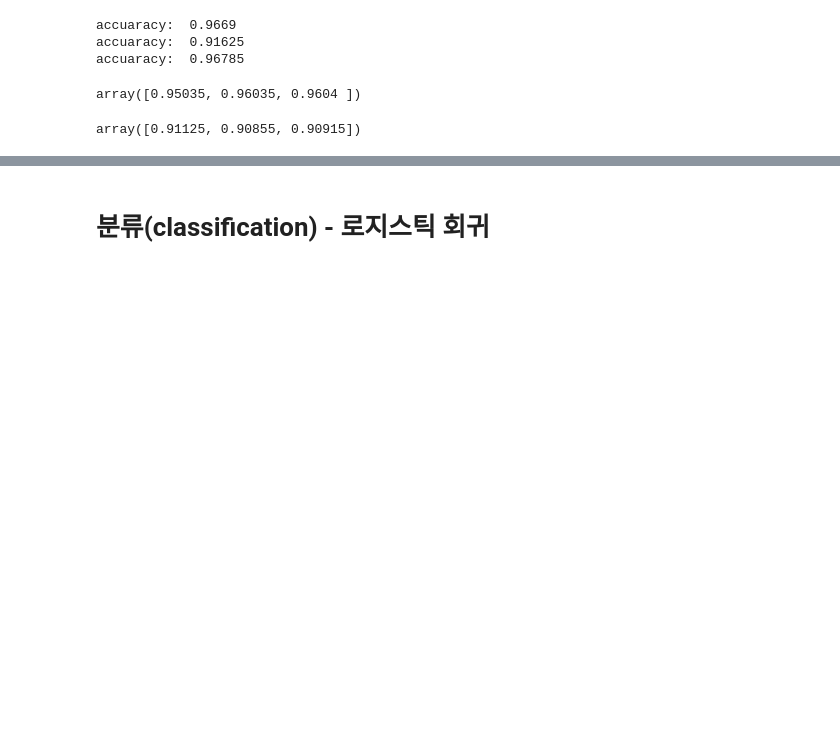
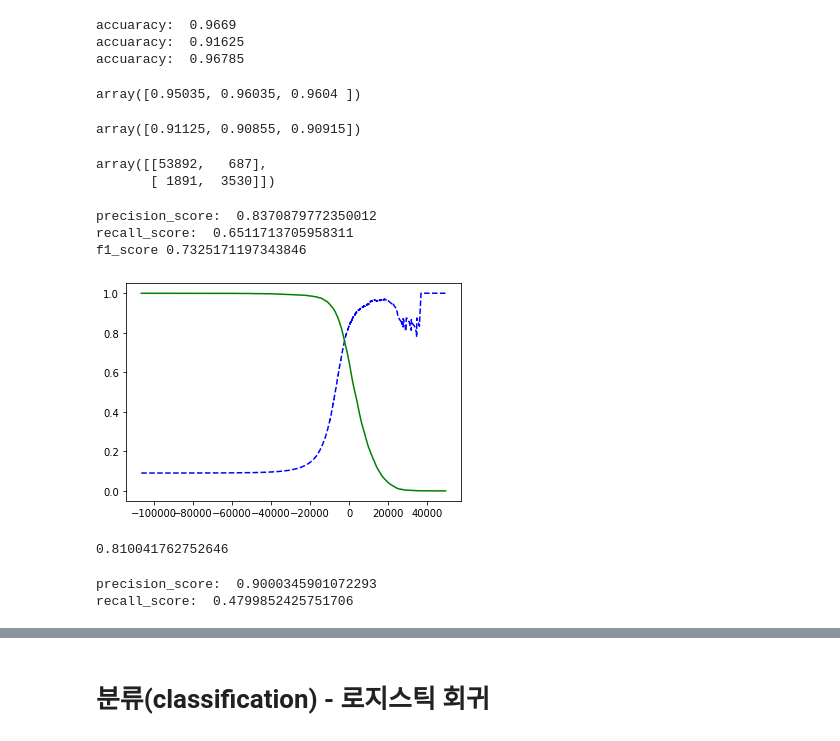
Before and after one commit to jerry-ryu/ML_beginning, a Jupyter notebook: 3.Classification.ipynb, the cells around one changed output, grey strips where cells are left out. Cells and saved outputs as stored; diff of their text form; code cells hidden in the pictures; blank space fills up the shorter version.

```diff
--- a/3.Classification.ipynb
+++ b/3.Classification.ipynb
@@ -653,3 +653,68 @@ score
 ## 불균형한 데이터셋이기 때문에 그냥 모든걸 false로 예측하는 모델도 90% 이상의 정확도를 가진다.
 # %% [output]
 array([0.91125, 0.90855, 0.90915])
+# %%
+# cv 예측기
+from sklearn.model_selection import cross_val_predict
+
+y_train_pred = cross_val_predict(sgd_clf,X_train, y_train_5, cv = 3)
+#오차 행렬
+from sklearn.metrics import confusion_matrix
+confusion_matrix(y_train_5,y_train_pred)
+# %% [output]
+array([[53892,   687],
+       [ 1891,  3530]])
+# %%
+# 정밀도 재현율 f1 score
+from sklearn.metrics import precision_score, recall_score, f1_score
+print("precision_score: ",precision_score(y_train_5, y_train_pred))
+print("recall_score: ",recall_score(y_train_5, y_train_pred))
+print("f1_score", f1_score(y_train_5, y_train_pred))
+# %% [output]
+precision_score:  0.8370879772350012
+recall_score:  0.6511713705958311
+f1_score 0.7325171197343846
+# %%
+# threshold를 내리면 recall 값이 높아지고, precision이 낮아진다
+# threshold를 높이면 recall 값이 낮아지고, precision이 높아진다
+# method = decision_function
+# sgdClassifier에는 predict_proba가 없다
+
+y_scores = cross_val_predict(sgd_clf, X_train, y_train_5, cv = 3, method = "decision_function")
+
+
+from sklearn.metrics import precision_recall_curve
+
+precisions, recalls, thresholds = precision_recall_curve(y_train_5, y_scores)
+## precision_recall_curve return:
+# precision: ndarray of shape (n_thresholds + 1,), recall: ndarray of shape (n_thresholds + 1,), threshold: sndarray of shape (n_thresholds,)
+# precision[0] = 0, precision[-1] = 1, recal[0] = 1, recall[-1] = 0
+# %%
+# threshold에 따른 recall, precision 값
+def plot_precision_recall_vs_threshold(precisions, recalls, thresholds):
+  plt.plot(thresholds, precisions[:-1], "b--", label ="정밀도")
+  plt.plot(thresholds, recalls[1:], "g-", label = "재현율")
+plot_precision_recall_vs_threshold(precisions, recalls, thresholds)
+plt.show()
+
+# recall은 threshold가 올라감에 따라 무조건 줄어들 수 밖에 없지만,
+# precision은 thresholds가 올라가도 가끔 낮아질 때가 있다.
+# %% [output]
+[figure, added]
+# %%
+# ap score, precision_recall 그래프에서 그래프 선 아래쪽의 면적을 계산하는 방법
+from sklearn.metrics import average_precision_score
+
+print(average_precision_score(y_train_5,y_scores))
+# %% [output]
+0.810041762752646
+# %%
+threshold_90_precision = thresholds[np.argmax(precisions >= 0.90)] # threshold 값: 3370.019499143958
+y_train_pred_90 = (y_scores >= threshold_90_precision)
+print("precision_score: ", precision_score(y_train_5, y_train_pred_90))
+print("recall_score: ", recall_score(y_train_5, y_train_pred_90))
+
+# precision이 90을 찍음
+# %% [output]
+precision_score:  0.9000345901072293
+recall_score:  0.4799852425751706
```
Also changed, not shown: parts of 29 cells of this notebook.
